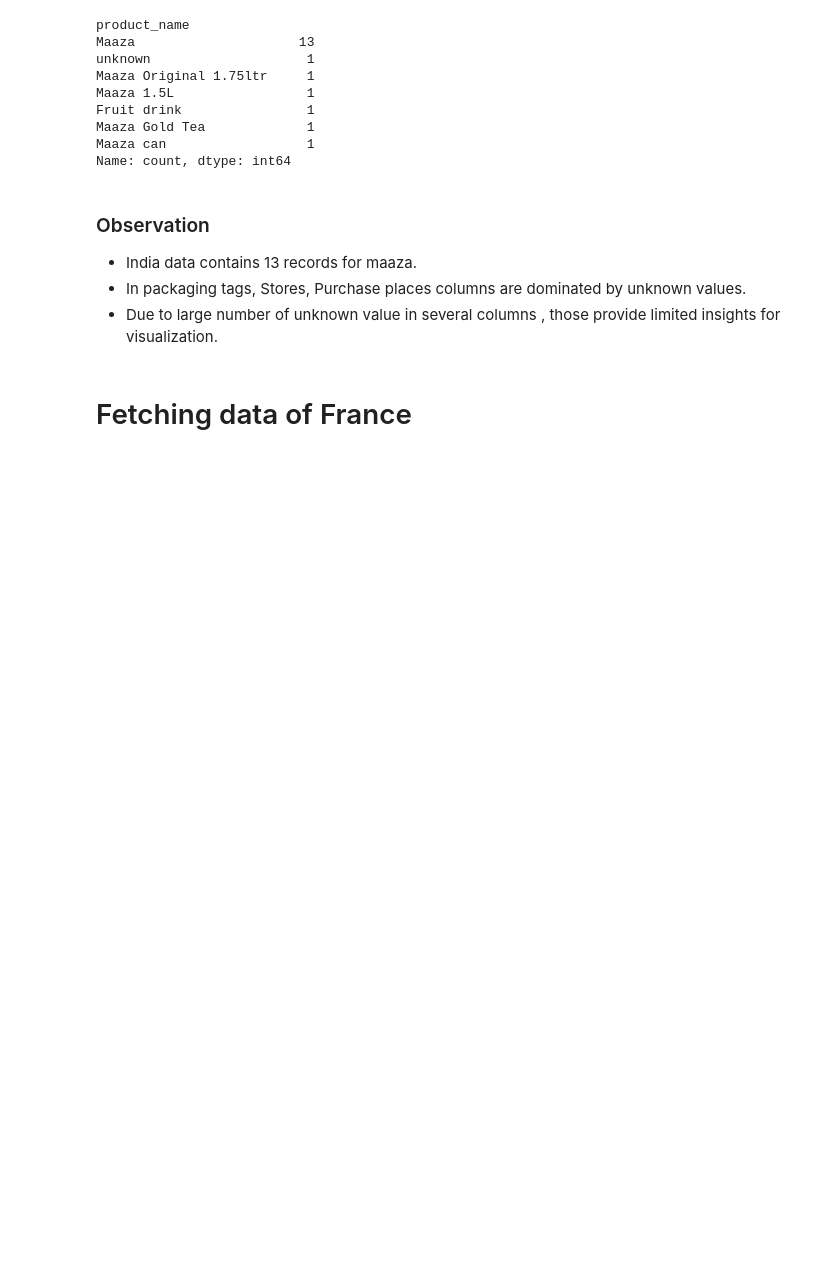
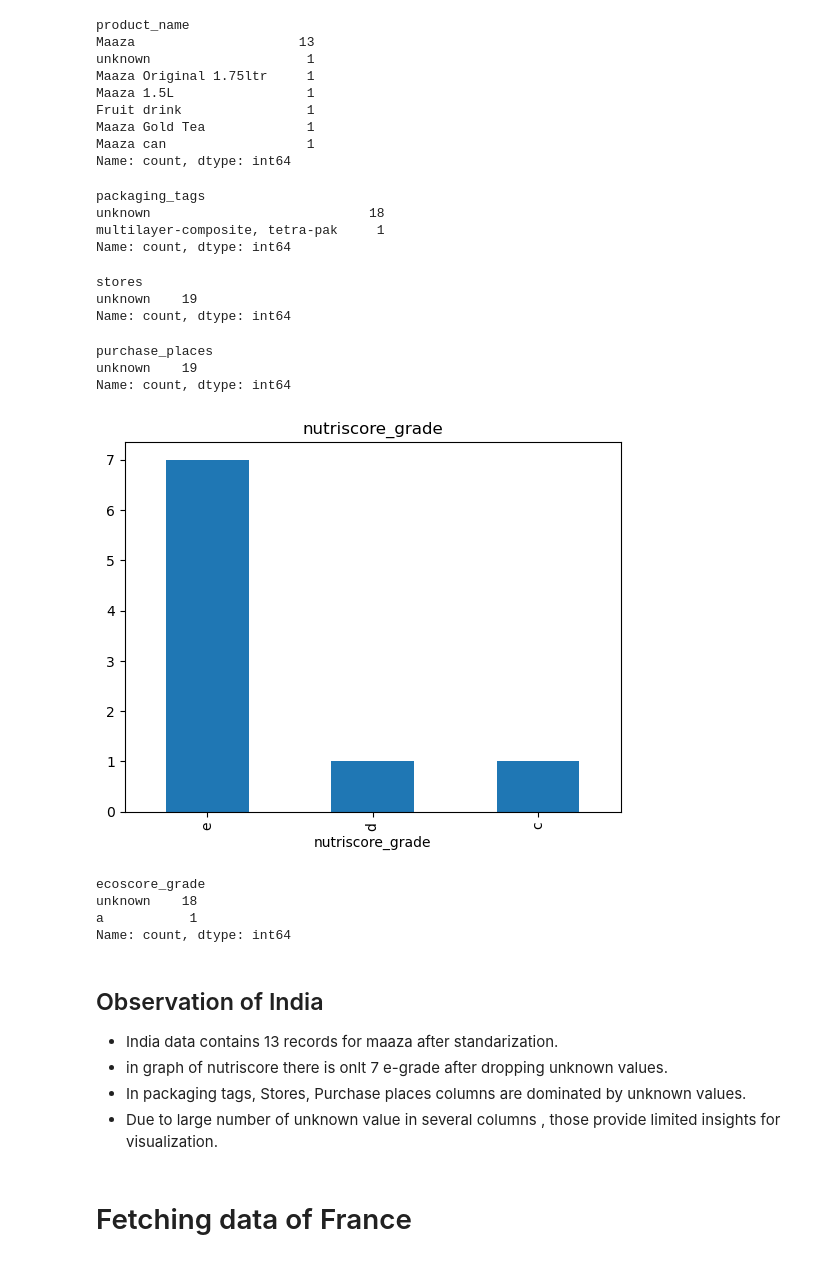
Before and after one commit to Codon-s/cpg-product-intelligence, a Jupyter notebook: SP-maaza-analysis.ipynb, the cells around one changed output. Cells and saved outputs as stored; diff of their text form; code cells hidden in the pictures; blank space fills up the shorter version.

Commit message:
Overall analysis with its observation is done

```diff
--- a/SP-maaza-analysis.ipynb
+++ b/SP-maaza-analysis.ipynb
@@ -429,10 +466,43 @@ Fruit drink                1
 Maaza Gold Tea             1
 Maaza can                  1
 Name: count, dtype: int64
+# %%
+india_data["packaging_tags"].value_counts()
+# %% [output]
+packaging_tags
+unknown                            18
+multilayer-composite, tetra-pak     1
+Name: count, dtype: int64
+# %%
+india_data["stores"].value_counts()
+# %% [output]
+stores
+unknown    19
+Name: count, dtype: int64
+# %%
+india_data["purchase_places"].value_counts()
+# %% [output]
+purchase_places
+unknown    19
+Name: count, dtype: int64
+# %%
+grade_graph = india_data["nutriscore_grade"].value_counts().drop("unknown")
+grade_graph.plot(kind="bar",title= "nutriscore_grade")
+plt.show()
+# %% [output]
+[figure, added]
+# %%
+india_data["ecoscore_grade"].value_counts()
+# %% [output]
+ecoscore_grade
+unknown    18
+a           1
+Name: count, dtype: int64
 # %% [markdown]
-### Observation
+## Observation of India
 
-* India data contains 13 records for maaza.
+* India data contains 13 records for maaza after standarization.
+* in graph of nutriscore there is onlt 7 e-grade after dropping unknown values.
 * In packaging tags, Stores, Purchase places columns are dominated by unknown values.
 * Due to large number of unknown value in several columns , those provide limited insights for visualization.
 # %% [markdown]
```
Also changed, not shown: parts of 30 cells of this notebook.
